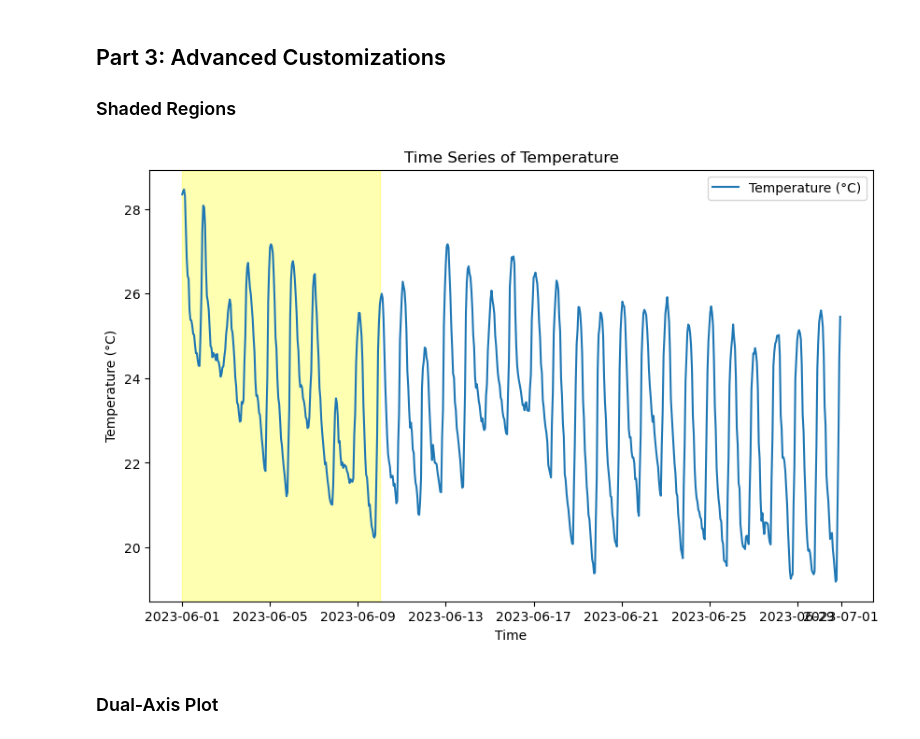
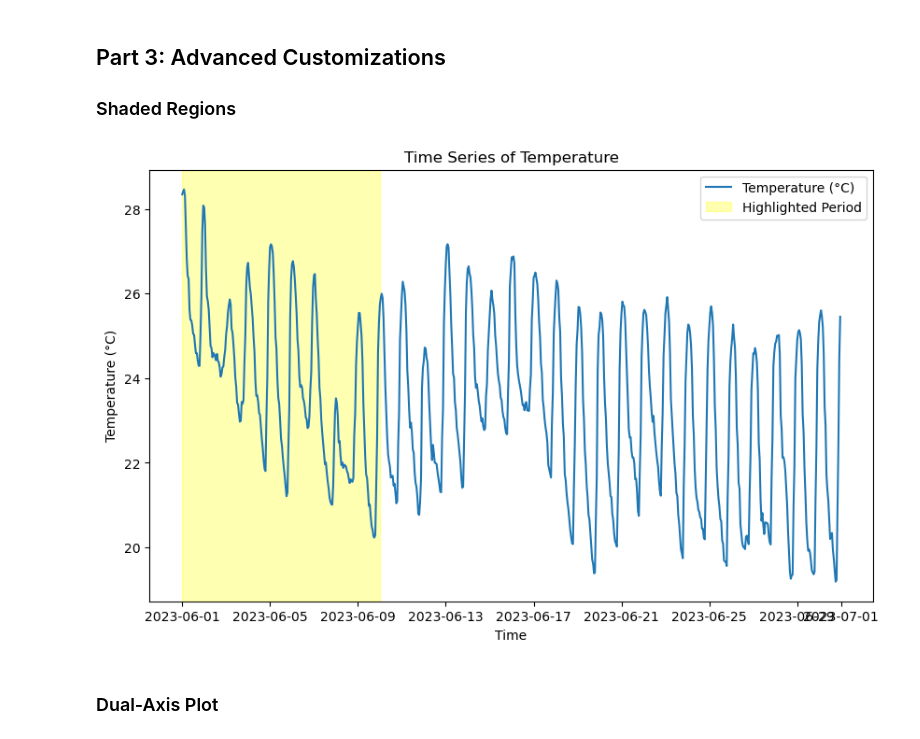
Before and after one commit to achmadrifani/fiji-training-2024, a Jupyter notebook: notebooks/day_06/03_Time_series_plotting.ipynb, the cells around one changed output. Saved outputs shown, nothing was run; the diff lists cells and outputs as text; code cells hidden in the pictures.

```diff
--- a/notebooks/day_06/03_Time_series_plotting.ipynb
+++ b/notebooks/day_06/03_Time_series_plotting.ipynb
@@ -159,19 +161,20 @@ plt.show()
 # %%
 plt.figure(figsize=(10, 6))
 plt.plot(df.index, df['t2m_C'], label='Temperature (°C)')
 plt.xlabel('Time')
 plt.ylabel('Temperature (°C)')
 plt.title('Time Series of Temperature')
 plt.legend()
 
 # Highlight a specific period
 start_date = '2023-06-01'
 end_date = '2023-06-10'
-plt.axvspan(start_date, end_date, color='yellow', alpha=0.3)
+plt.axvspan(start_date, end_date, color='yellow', alpha=0.3, label='Highlighted Period')
 
+plt.legend()
 plt.show()
 # %% [output]
-[figure, old version]
+[figure, new version]
 # %% [markdown]
 ### Dual-Axis Plot
 # %%
```
Also changed, not shown: parts of 1 cell of this notebook.
